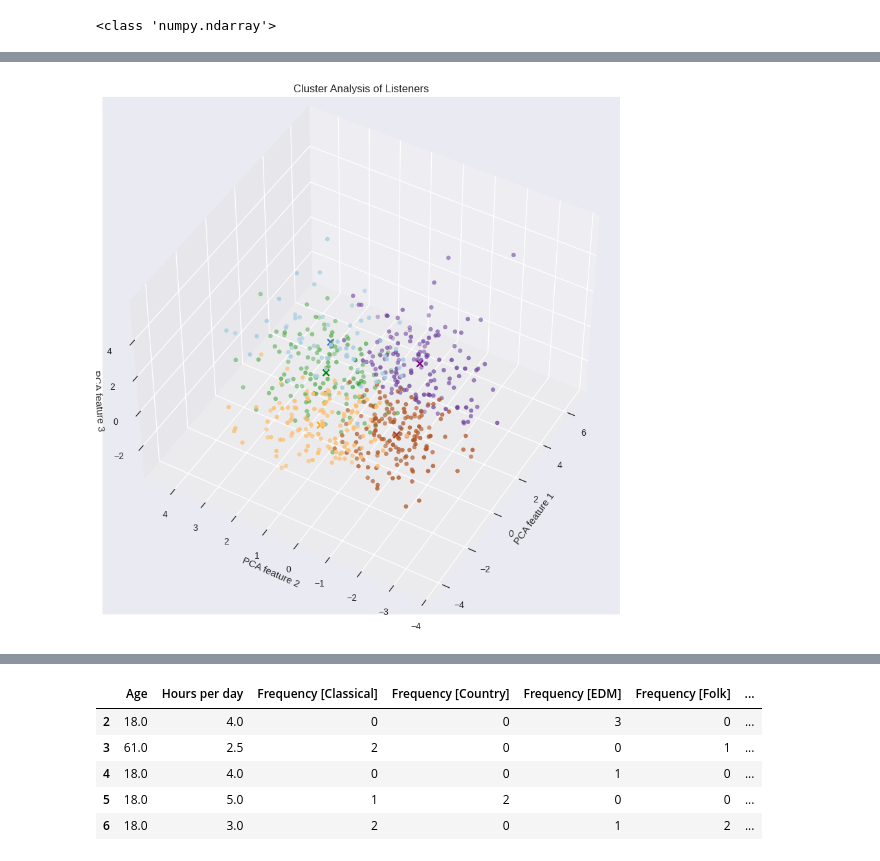
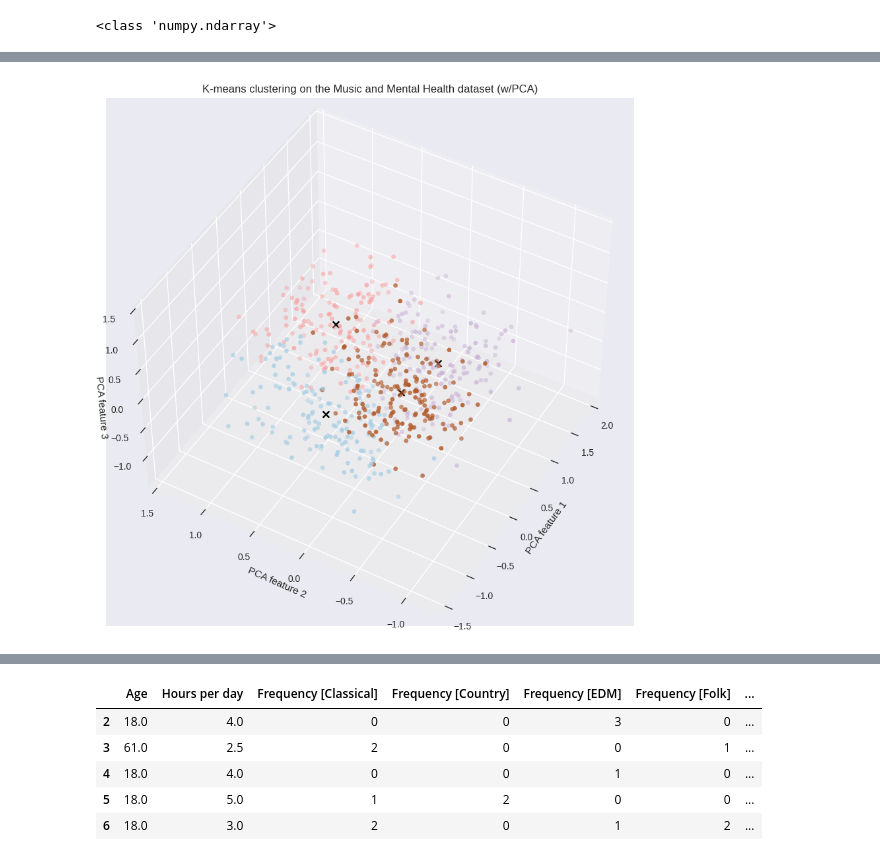
Before and after one commit to tanyakuznetsova/Music_Mental_Health, a Jupyter notebook: Cluster_Analysis_Music_Mental_Health.ipynb, the cells around one changed output, grey strips where cells are left out. Saved outputs shown, nothing was run; the diff lists cells and outputs as text; code cells hidden in the pictures.

```diff
--- a/Cluster_Analysis_Music_Mental_Health.ipynb
+++ b/Cluster_Analysis_Music_Mental_Health.ipynb
@@ -69,12 +73,14 @@ Index(['Age', 'Primary streaming service', 'Hours per day', 'While working',
        'OCD', 'Music effects'],
       dtype='object')
 # %%
-features = ['Age', 'Hours per day', 'Frequency [Classical]', 'Frequency [Country]', 'Frequency [EDM]',
-       'Frequency [Folk]', 'Frequency [Gospel]', 'Frequency [Hip hop]',
-       'Frequency [Jazz]', 'Frequency [K pop]', 'Frequency [Latin]',
-       'Frequency [Lofi]', 'Frequency [Metal]', 'Frequency [Pop]',
-       'Frequency [R&B]', 'Frequency [Rap]', 'Frequency [Rock]',
-       'Frequency [Video game music]', 'Anxiety', 'Depression', 'Insomnia',
-       'OCD', 'Music effects']
+features = ['Age', 'Hours per day',
+            'Frequency [Classical]', 'Frequency [Country]', 'Frequency [EDM]',
+            'Frequency [Folk]', 'Frequency [Gospel]', 'Frequency [Hip hop]',
+            'Frequency [Jazz]', 'Frequency [K pop]', 'Frequency [Latin]',
+            'Frequency [Lofi]', 'Frequency [Metal]', 'Frequency [Pop]',
+            'Frequency [R&B]', 'Frequency [Rap]', 'Frequency [Rock]',
+            'Frequency [Video game music]',
+            'Anxiety', 'Depression', 'Insomnia',
+            'OCD', 'Music effects']
 
 select_data = encoded_datav2[features]
@@ -97,5 +91,4 @@ select_data
 # %%
-from sklearn.preprocessing import StandardScaler
-scaler = StandardScaler()
+scaler = MinMaxScaler()
 
 X = scaler.fit_transform(select_data)
@@ -135,5 +133,5 @@ This graph suggests that 80% of the variance can be explained by 13 features.
 # %%
-pca = PCA(n_components = 13)
+pca = PCA(n_components = 12)
 reduced_data = pca.fit_transform(X)
 
 print(type(reduced_data))
@@ -180,8 +173,7 @@ Using the elbow method, we can see that the law of diminishing returns kicks in
 # %%
-from sklearn.cluster import KMeans
-n_clusters = 5
+n_clusters = kl.elbow
 kmeans = KMeans(n_clusters = n_clusters,
-                random_state = 100,
+                random_state = 42,
                 init='k-means++',
                 n_init = 'auto')
 # %%
@@ -191,29 +183,28 @@ KMeans(n_clusters=5, n_init='auto', random_state=100)
 # %%
-import mpl_toolkits.mplot3d
-
 fig = plt.figure(1, figsize=(10, 8))
 plt.clf()
 
 ax = fig.add_subplot(111, projection="3d", elev=45, azim=-150)
 ax.set_position([0, 0, 0.95, 1])
 
 ax.scatter(reduced_data[:, 0],
            reduced_data[:, 1],
            reduced_data[:, 2],
            c = kmeans.labels_,
            cmap = 'Paired'
            )
 plt.xlabel('PCA feature 1')
 plt.ylabel('PCA feature 2')
 ax.set_zlabel('PCA feature 3')
-plt.title('Cluster Analysis of Listeners')
+plt.title('K-means clustering on the Music and Mental Health dataset (w/PCA)')
 
-colors = ['royalblue', 'green', 'orange', 'purple', 'brown']
+#colors = ['royalblue', 'pink', 'purple','brown']
 for i, coor in enumerate(kmeans.cluster_centers_):
     ax.scatter(coor[0], coor[1], coor[2], s=50,
-               c = colors[i],
+               #c = colors[i],
+               c = 'black',
                marker='x')
 
 plt.show()
 # %% [output]
-[figure, old version]
+[figure, new version]
```
Also changed, not shown: parts of 47 cells of this notebook.
